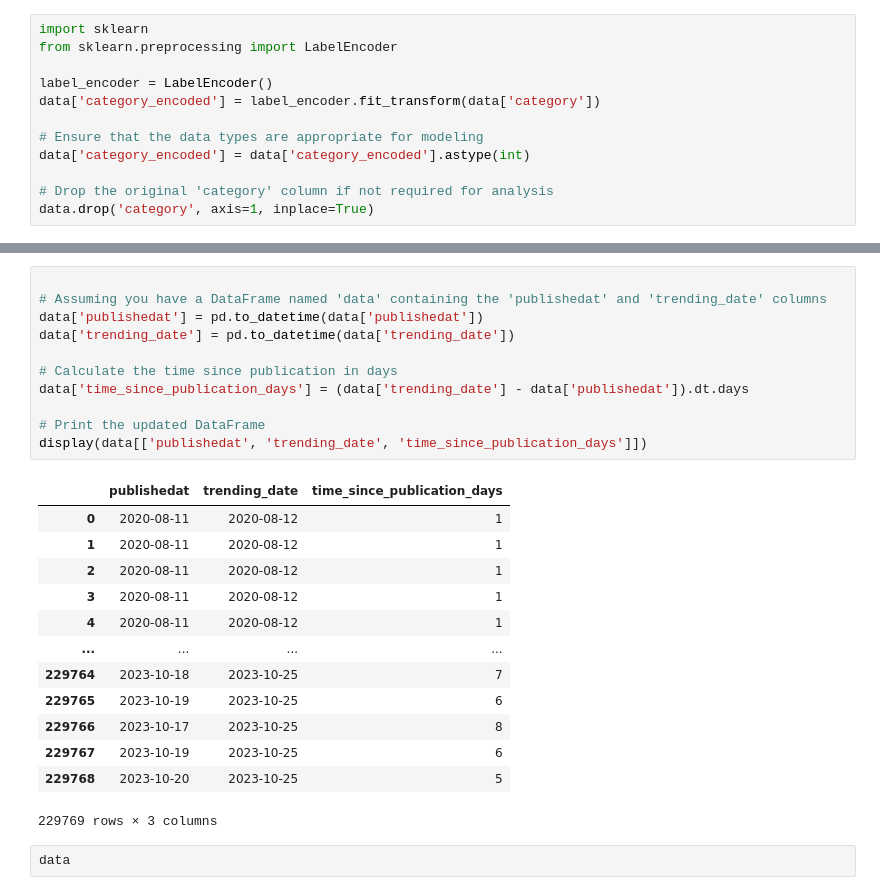
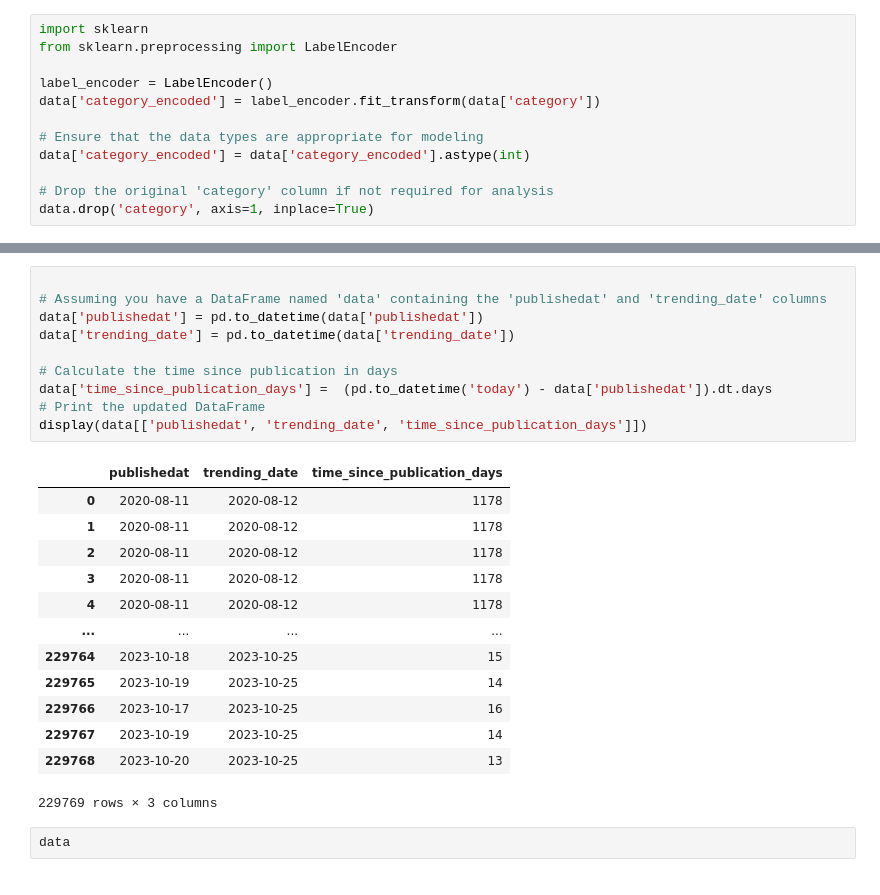
Before and after one commit to MeghaBhambri/youtube_engagement_analysis, a Jupyter notebook: notebooks/feature_analysis_model_creation.ipynb, the cells around one changed output, grey strips where cells are left out. Drawn from its saved outputs; the diff is of its cells as text.

```diff
--- a/notebooks/feature_analysis_model_creation.ipynb
+++ b/notebooks/feature_analysis_model_creation.ipynb
@@ -30,27 +30,26 @@ data.head()
 # %%
 
 # Assuming you have a DataFrame named 'data' containing the 'publishedat' and 'trending_date' columns
 data['publishedat'] = pd.to_datetime(data['publishedat'])
 data['trending_date'] = pd.to_datetime(data['trending_date'])
 
 # Calculate the time since publication in days
-data['time_since_publication_days'] = (data['trending_date'] - data['publishedat']).dt.days
-
+data['time_since_publication_days'] =  (pd.to_datetime('today') - data['publishedat']).dt.days
 # Print the updated DataFrame
 display(data[['publishedat', 'trending_date', 'time_since_publication_days']])
 # %% [output]
 |  | publishedat | trending_date | time_since_publication_days |
-| 0 | 2020-08-11 | 2020-08-12 | 1 |
-| 1 | 2020-08-11 | 2020-08-12 | 1 |
-| 2 | 2020-08-11 | 2020-08-12 | 1 |
-| 3 | 2020-08-11 | 2020-08-12 | 1 |
-| 4 | 2020-08-11 | 2020-08-12 | 1 |
+| 0 | 2020-08-11 | 2020-08-12 | 1178 |
+| 1 | 2020-08-11 | 2020-08-12 | 1178 |
+| 2 | 2020-08-11 | 2020-08-12 | 1178 |
+| 3 | 2020-08-11 | 2020-08-12 | 1178 |
+| 4 | 2020-08-11 | 2020-08-12 | 1178 |
 | ... | ... | ... | ... |
-| 229764 | 2023-10-18 | 2023-10-25 | 7 |
-| 229765 | 2023-10-19 | 2023-10-25 | 6 |
-| 229766 | 2023-10-17 | 2023-10-25 | 8 |
-| 229767 | 2023-10-19 | 2023-10-25 | 6 |
-| 229768 | 2023-10-20 | 2023-10-25 | 5 |
+| 229764 | 2023-10-18 | 2023-10-25 | 15 |
+| 229765 | 2023-10-19 | 2023-10-25 | 14 |
+| 229766 | 2023-10-17 | 2023-10-25 | 16 |
+| 229767 | 2023-10-19 | 2023-10-25 | 14 |
+| 229768 | 2023-10-20 | 2023-10-25 | 13 |
 229769 rows × 3 columns
 # %%
 data
```
Also changed, not shown: parts of 18 cells of this notebook.
